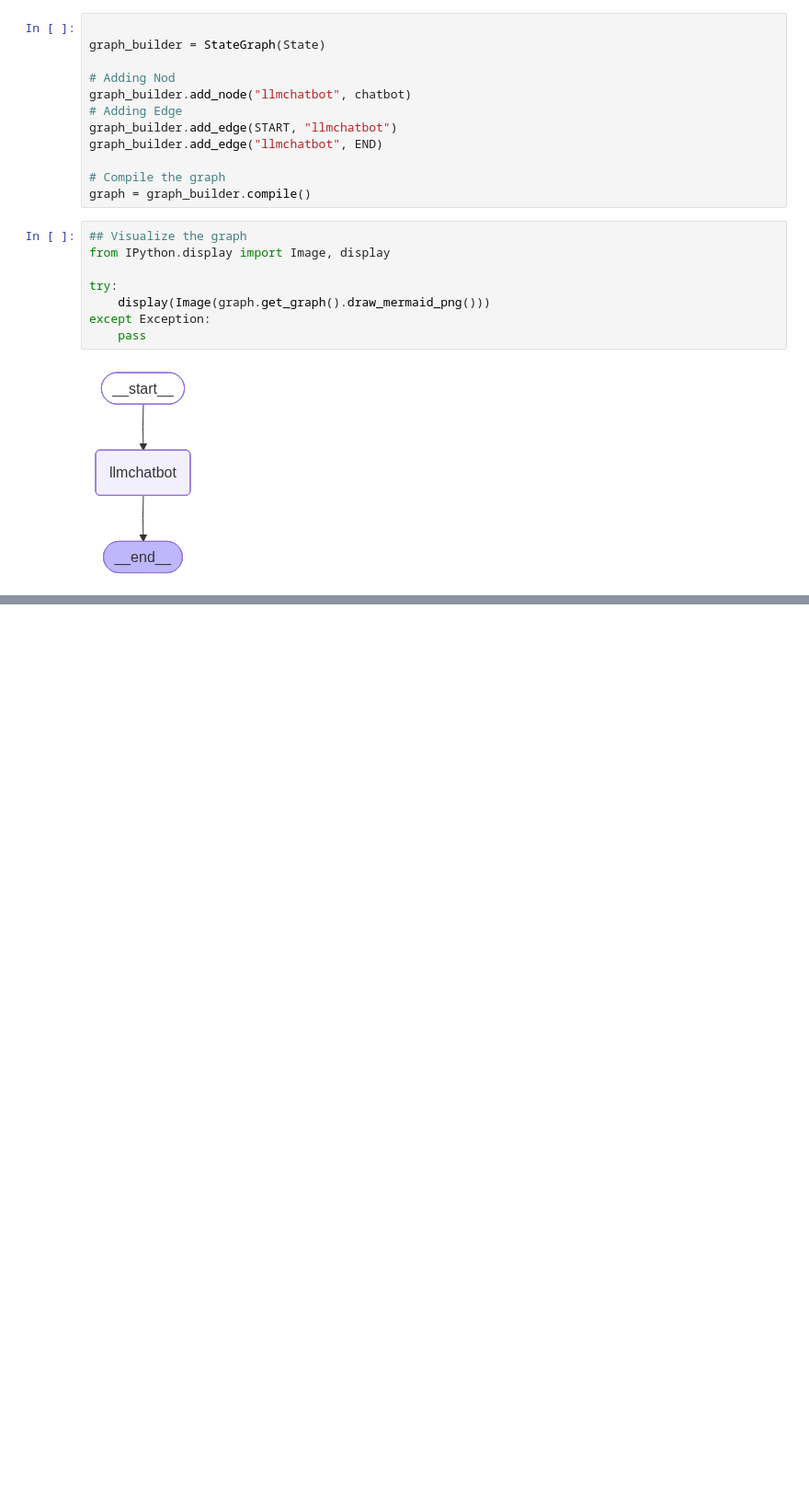
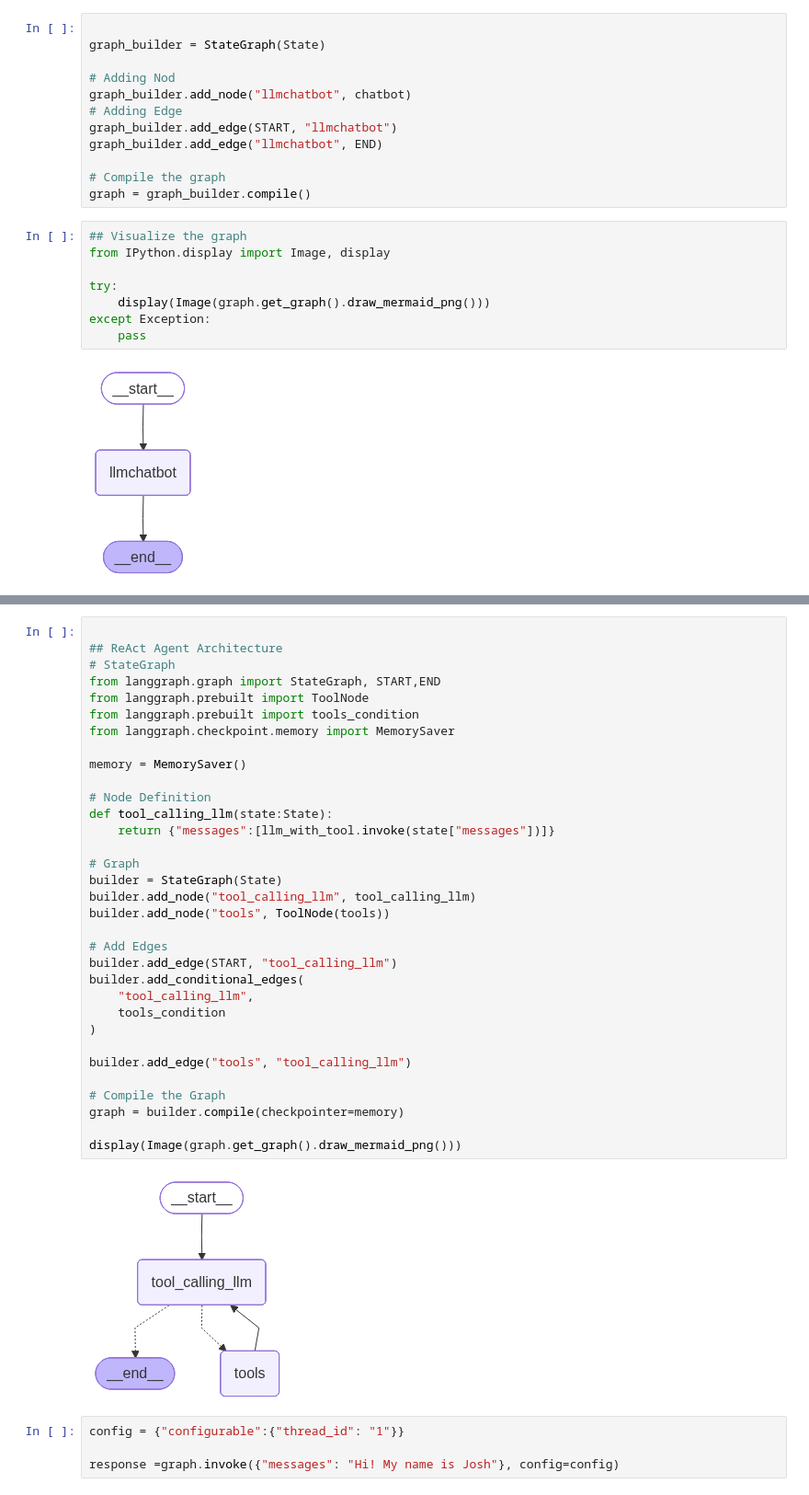
Before and after one commit to Thomasayanfeoluwa/CHATLANGRAPH, a Jupyter notebook: Chatbot/chat.ipynb, the cells around one changed output, grey strips where cells are left out. Shown at 92% size. Cells and saved outputs as stored; diff of their text form; blank space fills up the shorter version.

```diff
--- a/Chatbot/chat.ipynb
+++ b/Chatbot/chat.ipynb
@@ -73,0 +348,39 @@ KeyError: 'messages'
+# %%
+
+## ReAct Agent Architecture
+# StateGraph
+from langgraph.graph import StateGraph, START,END
+from langgraph.prebuilt import ToolNode
+from langgraph.prebuilt import tools_condition
+from langgraph.checkpoint.memory import MemorySaver
+
+memory = MemorySaver()
+
+# Node Definition
+def tool_calling_llm(state:State):
+    return {"messages":[llm_with_tool.invoke(state["messages"])]}
+
+# Graph
+builder = StateGraph(State)
+builder.add_node("tool_calling_llm", tool_calling_llm)
+builder.add_node("tools", ToolNode(tools))
+
+# Add Edges
+builder.add_edge(START, "tool_calling_llm")
+builder.add_conditional_edges(
+    "tool_calling_llm",
+    tools_condition
+)
+
+builder.add_edge("tools", "tool_calling_llm")
+
+# Compile the Graph
+graph = builder.compile(checkpointer=memory)
+
+display(Image(graph.get_graph().draw_mermaid_png()))
+# %% [output]
+[figure, added]
+# %%
+config = {"configurable":{"thread_id": "1"}}
+
+response =graph.invoke({"messages": "Hi! My name is Josh"}, config=config)
```
Also changed, not shown: parts of 32 cells of this notebook, 5 other files.
